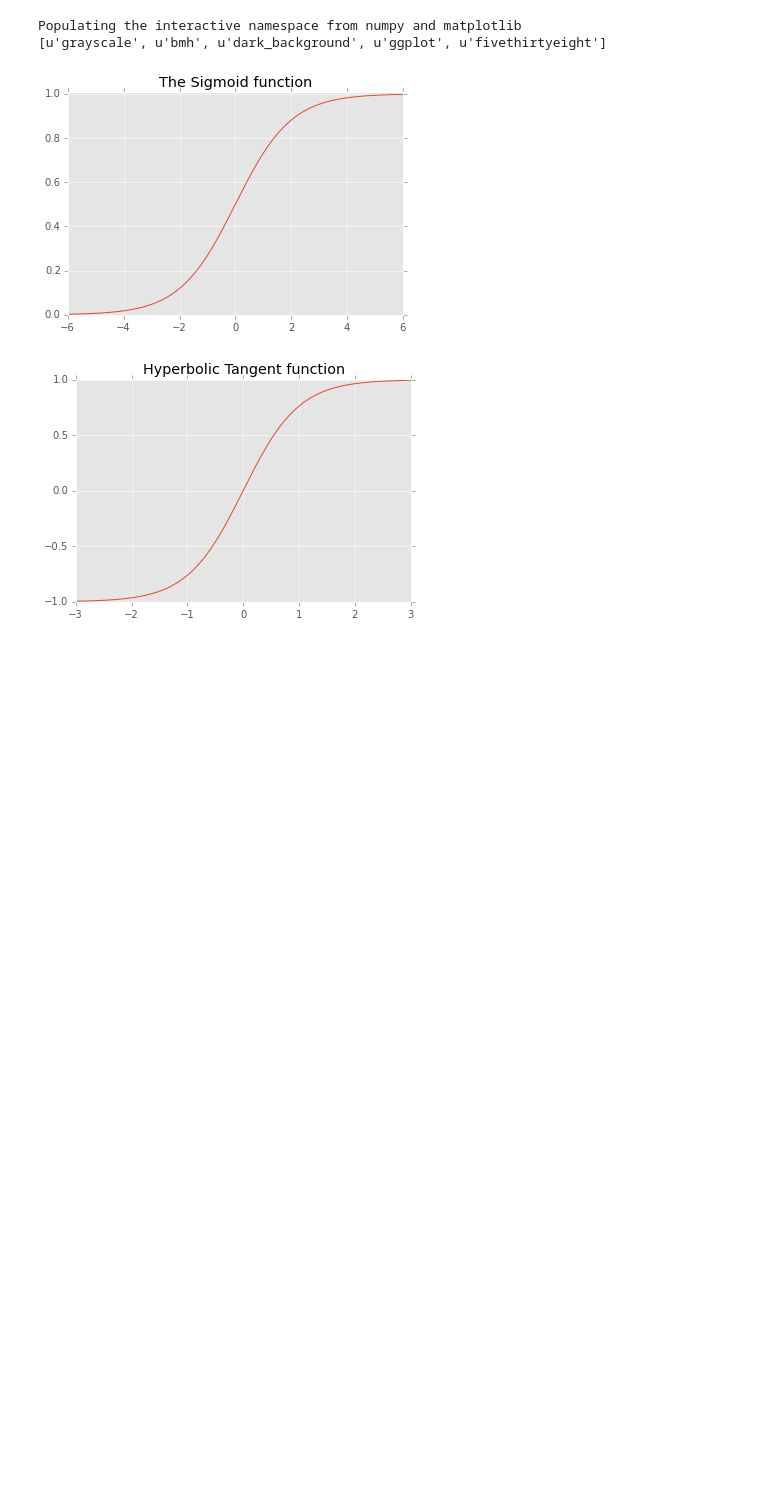
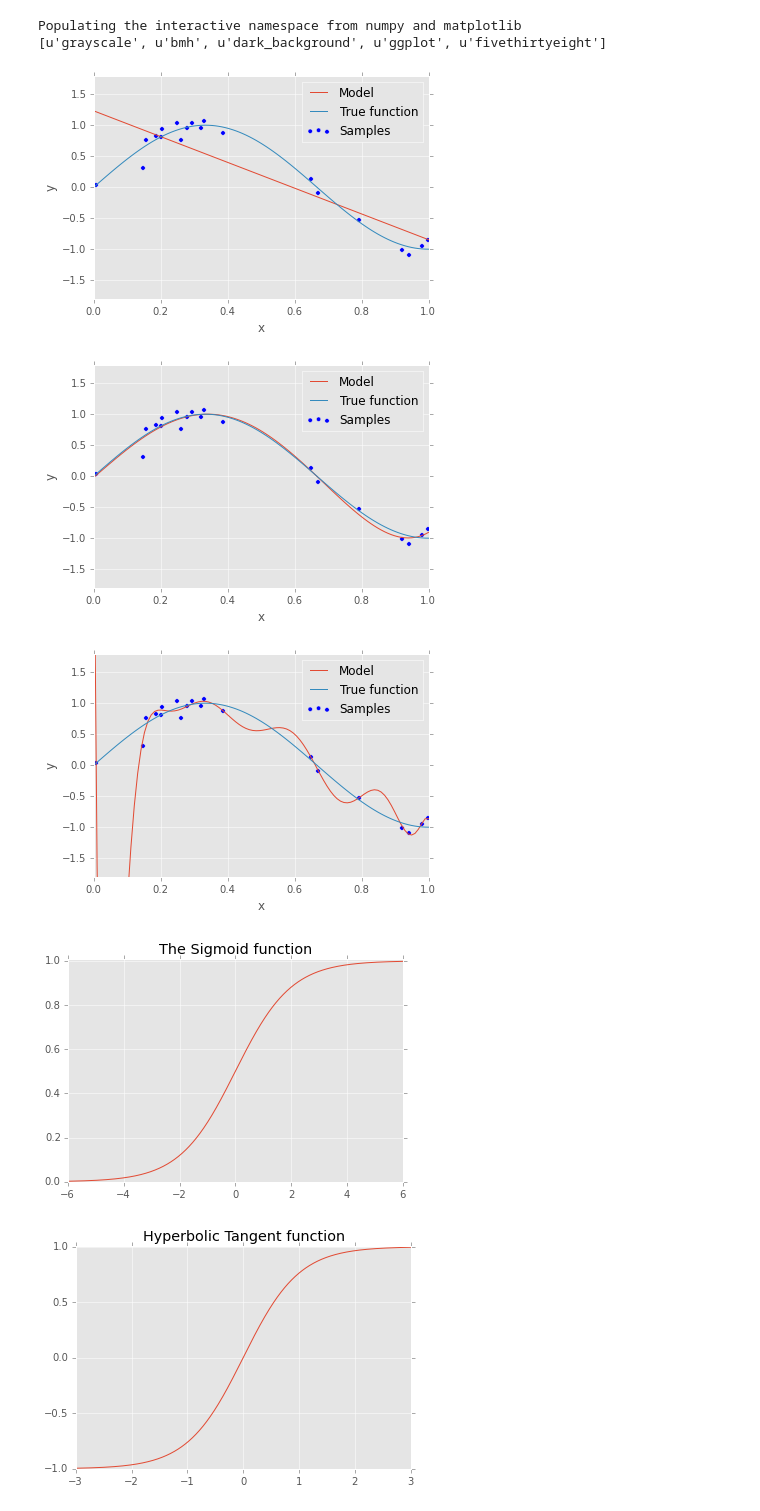
Before and after one commit to rubenvereecken/thesis, a Jupyter notebook: notebooks/Theory.ipynb, the cells around one changed output. Drawn from its saved outputs; the diff is of its cells as text; code cells hidden in the pictures; blank space fills up the shorter version.

Commit message:
Added bit on cross validation

```diff
--- a/notebooks/Theory.ipynb
+++ b/notebooks/Theory.ipynb
@@ -14,4 +15,51 @@ print plt.style.available
 # %% [output]
 Populating the interactive namespace from numpy and matplotlib
 [u'grayscale', u'bmh', u'dark_background', u'ggplot', u'fivethirtyeight']
+# %%
+from sklearn.pipeline import Pipeline
+from sklearn.preprocessing import PolynomialFeatures
+from sklearn.linear_model import LinearRegression
+from sklearn import cross_validation
+n_samples=20
+degrees = [1, 4, 11]
+
+true_fun = lambda X: np.sin(1.5 * np.pi * X)
+X = np.sort(np.random.rand(n_samples))
+y = true_fun(X) + np.random.randn(n_samples) * 0.1
+
+#plt.figure(figsize=(14, 5))
+save_to = ['/underfitting.pdf', '/perfectfitting.pdf', '/overfitting.pdf']
+for i in range(len(degrees)):
+    fig = plt.figure()
+    #ax = plt.subplot(1, len(degrees), i + 1)
+    #plt.setp(ax, xticks=(), yticks=())
+
+    polynomial_features = PolynomialFeatures(degree=degrees[i],
+                                             include_bias=False)
+    linear_regression = LinearRegression()
+    pipeline = Pipeline([("polynomial_features", polynomial_features),
+                         ("linear_regression", linear_regression)])
+    pipeline.fit(X[:, np.newaxis], y)
+
+    # Evaluate the models using crossvalidation
+    scores = cross_validation.cross_val_score(pipeline,
+        X[:, np.newaxis], y, scoring="mean_squared_error", cv=10)
+
+    X_test = np.linspace(0, 1, 100)
+    plt.plot(X_test, pipeline.predict(X_test[:, np.newaxis]), label="Model")
+    plt.plot(X_test, true_fun(X_test), label="True function")
+    plt.scatter(X, y, label="Samples")
+    plt.xlabel("x")
+    plt.ylabel("y")
+    plt.xlim((0, 1))
+    plt.ylim((-1.8, 1.8))
+    plt.legend(loc="best")
+    #plt.title("Degree {}\nMSE = {:.2e}(+/- {:.2e})".format(
+    #    degrees[i], -scores.mean(), scores.std()))
+
+    plt.savefig(image_dir + save_to[i])
+# %% [output]
+[figure, added]
+[figure, added]
+[figure, added]
 # %%
```
Also changed, not shown: parts of 2 cells of this notebook, 6 other files.
